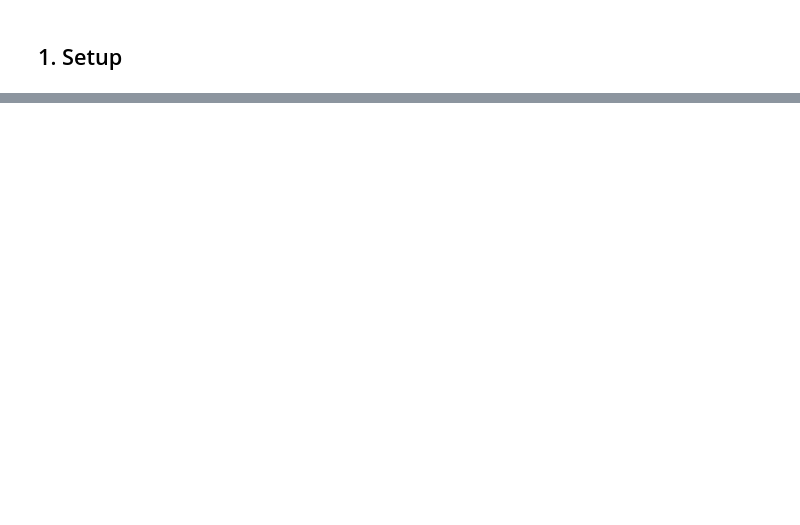
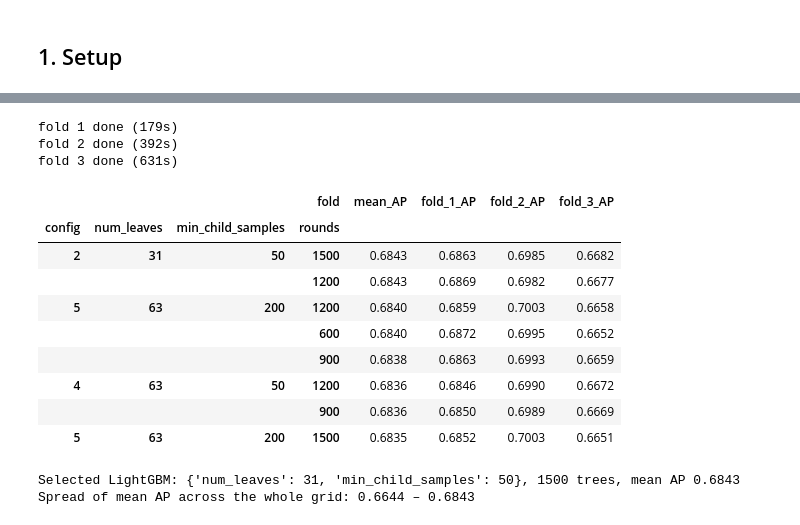
Before and after one commit to khorunzhaviktoriia/ml_mini_project, a Jupyter notebook: models/boosting.ipynb, the cells around one changed output, grey strips where cells are left out. Saved outputs shown, nothing was run; the diff lists cells and outputs as text; code cells hidden in the pictures; blank space fills up the shorter version.

```diff
--- a/models/boosting.ipynb
+++ b/models/boosting.ipynb
@@ -576,0 +69,21 @@ display(leak)
+# %%
+t0 = time.time()
+df = load_features(ROOT / "data" / "weatherAUS.csv")
+train, gap, test = split_train_test(df)
+train, test = train.reset_index(drop=True), test.reset_index(drop=True)
+cv = time_cv_splits(train["Date"])
+search_cv = cv[:-1]
+threshold_train, threshold_val = cv[-1]
+
+assert not df.duplicated(["Date", "Location"]).any()
+assert train.Date.max() + pd.Timedelta(days=GAP_DAYS) < test.Date.min()
+fold_rows = []
+for k, (tr, va) in enumerate(cv, 1):
+    assert set(tr).isdisjoint(va)
+    assert train.Date.iloc[tr].max() + pd.Timedelta(days=GAP_DAYS) < train.Date.iloc[va].min()
+    fold_rows.append(dict(fold=k, role="threshold" if k == len(cv) else "model selection",
+                          train_n=len(tr), validation_n=len(va), train_end=train.Date.iloc[tr].max().date(),
+                          validation_start=train.Date.iloc[va].min().date(), validation_end=train.Date.iloc[va].max().date(),
+                          rain_rate=train[TARGET].iloc[va].mean()))
+display(pd.DataFrame(fold_rows))
+print(f"Loaded in {time.time() - t0:.0f}s | train {len(train):,} | test {len(test):,} | test rain share {test[TARGET].mean():.4f}")
@@ -576,0 +191,39 @@ display(leak)
+# %%
+LGB_GRID = [dict(num_leaves=nl, min_child_samples=mc) for nl in (15, 31, 63) for mc in (50, 200)]
+LGB_ROUNDS = [300, 600, 900, 1200, 1500]
+
+rows, t0 = [], time.time()
+for k, (tr, va) in enumerate(search_cv, 1):
+    for i, params in enumerate(LGB_GRID):
+        preds, _ = lgb_staged(params, X.iloc[tr], y.iloc[tr], X.iloc[va], LGB_ROUNDS)
+        for r, p in preds.items():
+            rows.append(dict(config=i, **params, rounds=r, fold=k, ap=average_precision_score(y.iloc[va], p)))
+    print(f"fold {k} done ({time.time() - t0:.0f}s)")
+lgb_search = pd.DataFrame(rows)
+lgb_table = (lgb_search.pivot_table(index=["config", "num_leaves", "min_child_samples", "rounds"], columns="fold", values="ap")
+             .rename(columns=lambda k: f"fold_{k}_AP"))
+lgb_table.insert(0, "mean_AP", lgb_table.mean(axis=1))
+lgb_table = lgb_table.sort_values("mean_AP", ascending=False)
+display(lgb_table.head(8).round(4))
+lgb_table.to_csv(OUT / "lgb_search.csv")
+best = lgb_table.index[0]
+LGB_PARAMS = dict(num_leaves=int(best[1]), min_child_samples=int(best[2]))
+LGB_ROUNDS_BEST = int(best[3])
+print(f"Selected LightGBM: {LGB_PARAMS}, {LGB_ROUNDS_BEST} trees, mean AP {lgb_table.mean_AP.iloc[0]:.4f}")
+print(f"Spread of mean AP across the whole grid: {lgb_table.mean_AP.min():.4f} – {lgb_table.mean_AP.max():.4f}")
+# %% [output]
+fold 1 done (179s)
+fold 2 done (392s)
+fold 3 done (631s)
+|  |  |  | fold | mean_AP | fold_1_AP | fold_2_AP | fold_3_AP |
+| config | num_leaves | min_child_samples | rounds |  |  |  |  |
+| 2 | 31 | 50 | 1500 | 0.6843 | 0.6863 | 0.6985 | 0.6682 |
+|  |  |  | 1200 | 0.6843 | 0.6869 | 0.6982 | 0.6677 |
+| 5 | 63 | 200 | 1200 | 0.6840 | 0.6859 | 0.7003 | 0.6658 |
+|  |  |  | 600 | 0.6840 | 0.6872 | 0.6995 | 0.6652 |
+|  |  |  | 900 | 0.6838 | 0.6863 | 0.6993 | 0.6659 |
+| 4 | 63 | 50 | 1200 | 0.6836 | 0.6846 | 0.6990 | 0.6672 |
+|  |  |  | 900 | 0.6836 | 0.6850 | 0.6989 | 0.6669 |
+| 5 | 63 | 200 | 1500 | 0.6835 | 0.6852 | 0.7003 | 0.6651 |
+Selected LightGBM: {'num_leaves': 31, 'min_child_samples': 50}, 1500 trees, mean AP 0.6843
+Spread of mean AP across the whole grid: 0.6644 – 0.6843
```
Also changed, not shown: parts of 74 cells of this notebook, 1 other file.
